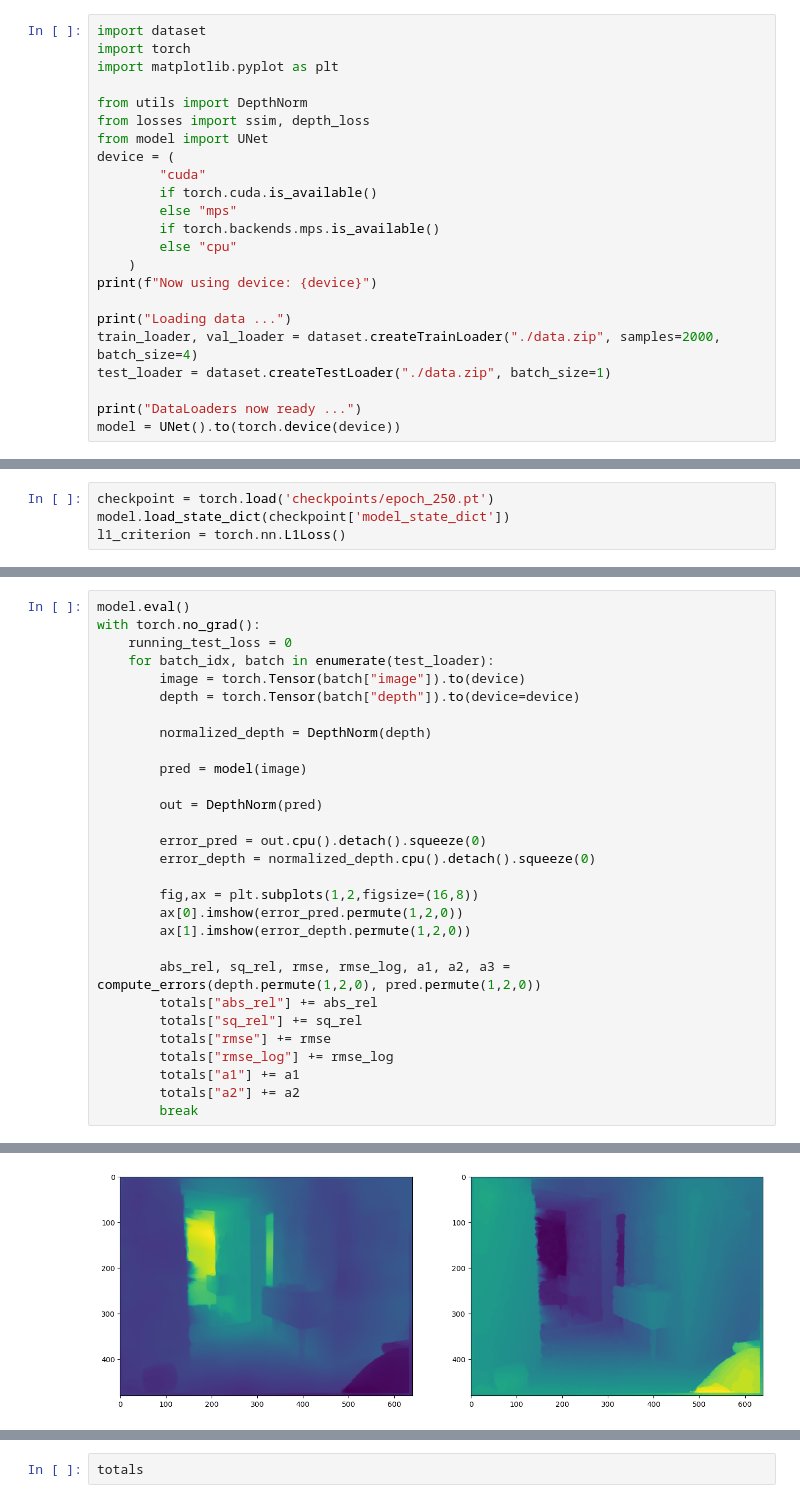
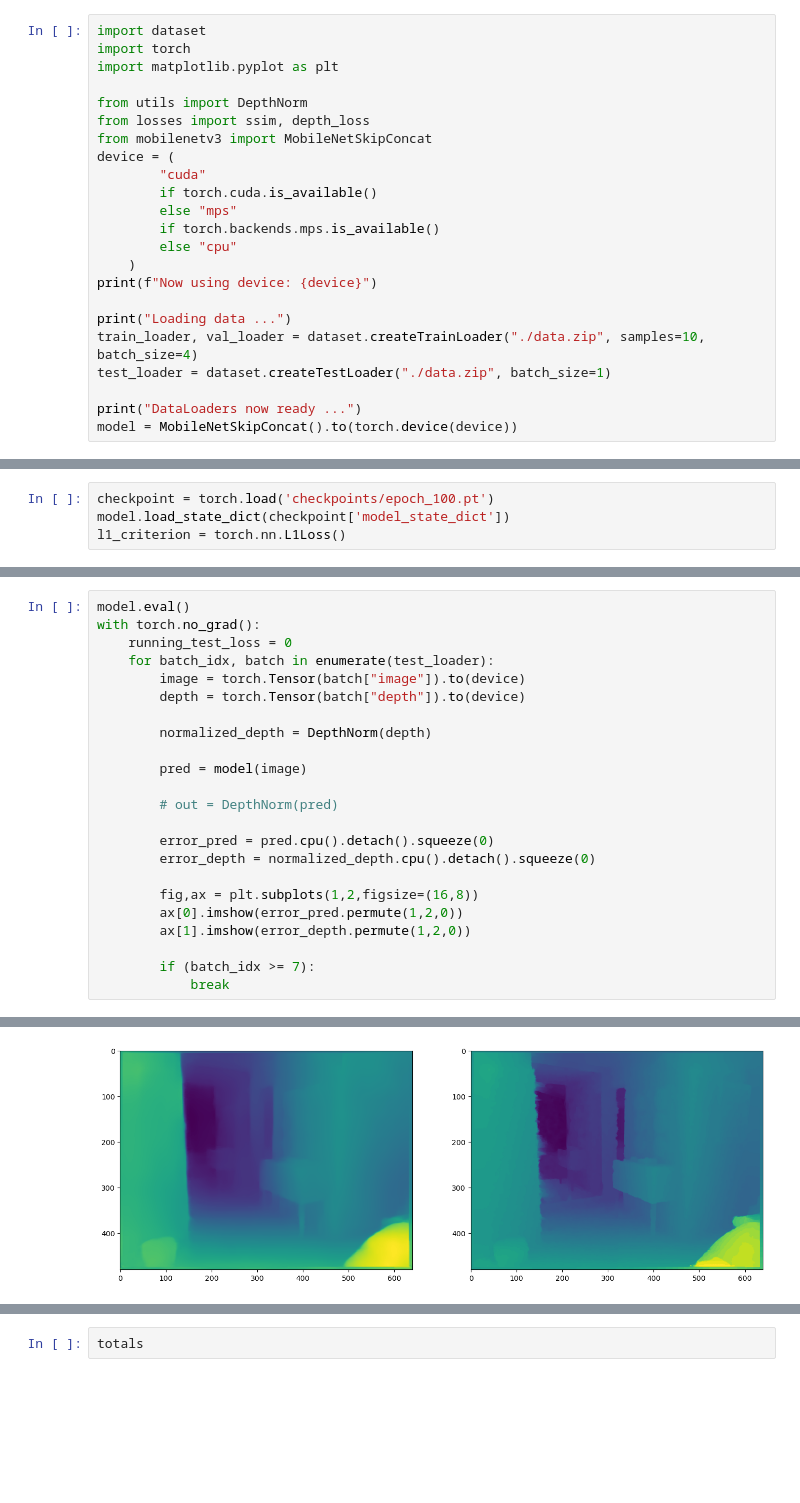
Before and after one commit to hjoons/FH12-EdgeMapper, a Jupyter notebook: unet/eval.ipynb, the cells around one changed output, grey strips where cells are left out. Drawn from its saved outputs; the diff is of its cells as text; blank space fills up the shorter version.

```diff
--- a/unet/eval.ipynb
+++ b/unet/eval.ipynb
@@ -5,7 +5,7 @@ import matplotlib.pyplot as plt
 
 from utils import DepthNorm
 from losses import ssim, depth_loss
-from model import UNet
+from mobilenetv3 import MobileNetSkipConcat
 device = (
         "cuda"
         if torch.cuda.is_available()
@@ -16,11 +16,11 @@ device = (
 print(f"Now using device: {device}")
 
 print("Loading data ...")
-train_loader, val_loader = dataset.createTrainLoader("./data.zip", samples=2000, batch_size=4)
+train_loader, val_loader = dataset.createTrainLoader("./data.zip", samples=10, batch_size=4)
 test_loader = dataset.createTestLoader("./data.zip", batch_size=1)
 
 print("DataLoaders now ready ...")
-model = UNet().to(torch.device(device))
+model = MobileNetSkipConcat().to(torch.device(device))
 # %% [output]
 Now using device: cuda
 Loading data ...
@@ -29,6 +29,6 @@ Training set size: 1600  Validation set size: 400
 Loading dataset zip file...Loaded (50688).
 DataLoaders now ready ...
 # %%
-checkpoint = torch.load('checkpoints/epoch_250.pt')
+checkpoint = torch.load('checkpoints/epoch_100.pt')
 model.load_state_dict(checkpoint['model_state_dict'])
 l1_criterion = torch.nn.L1Loss()
@@ -149,27 +38,21 @@ with torch.no_grad():
     running_test_loss = 0
     for batch_idx, batch in enumerate(test_loader):
         image = torch.Tensor(batch["image"]).to(device)
-        depth = torch.Tensor(batch["depth"]).to(device=device)
+        depth = torch.Tensor(batch["depth"]).to(device)
 
         normalized_depth = DepthNorm(depth)
 
         pred = model(image)
 
-        out = DepthNorm(pred)
+        # out = DepthNorm(pred)
 
-        error_pred = out.cpu().detach().squeeze(0)
+        error_pred = pred.cpu().detach().squeeze(0)
         error_depth = normalized_depth.cpu().detach().squeeze(0)
 
         fig,ax = plt.subplots(1,2,figsize=(16,8))
         ax[0].imshow(error_pred.permute(1,2,0))
         ax[1].imshow(error_depth.permute(1,2,0))
 
-        abs_rel, sq_rel, rmse, rmse_log, a1, a2, a3 = compute_errors(depth.permute(1,2,0), pred.permute(1,2,0))
-        totals["abs_rel"] += abs_rel
-        totals["sq_rel"] += sq_rel
-        totals["rmse"] += rmse
-        totals["rmse_log"] += rmse_log
-        totals["a1"] += a1
-        totals["a2"] += a2
-        break
+        if (batch_idx >= 7):
+            break
 # %% [output]
@@ -177 +59 @@ RuntimeError: permute(sparse_coo): number of dimensions in the tensor input does
-[figure, old version]
+[figure, new version]
```
Also changed, not shown: parts of 6 cells of this notebook.
